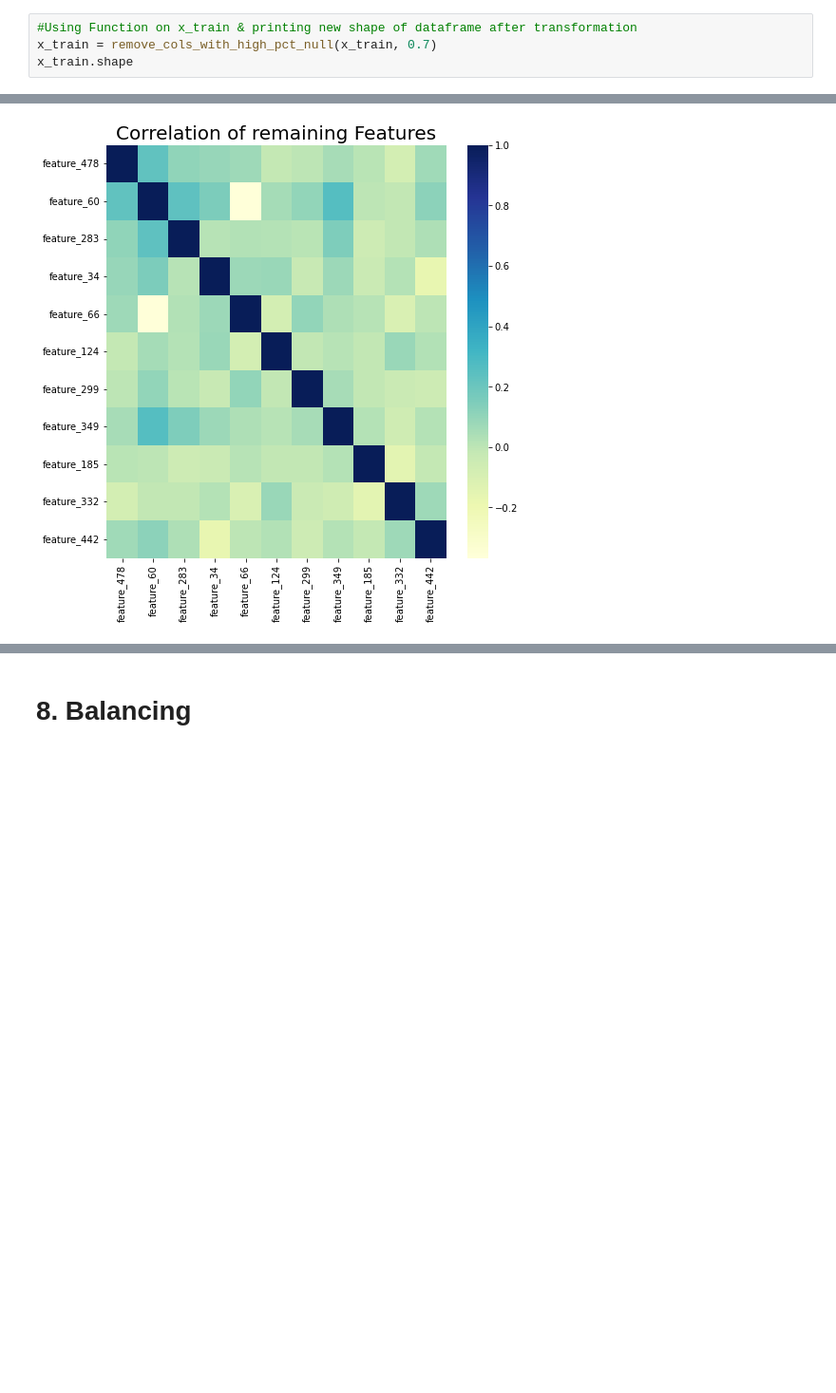
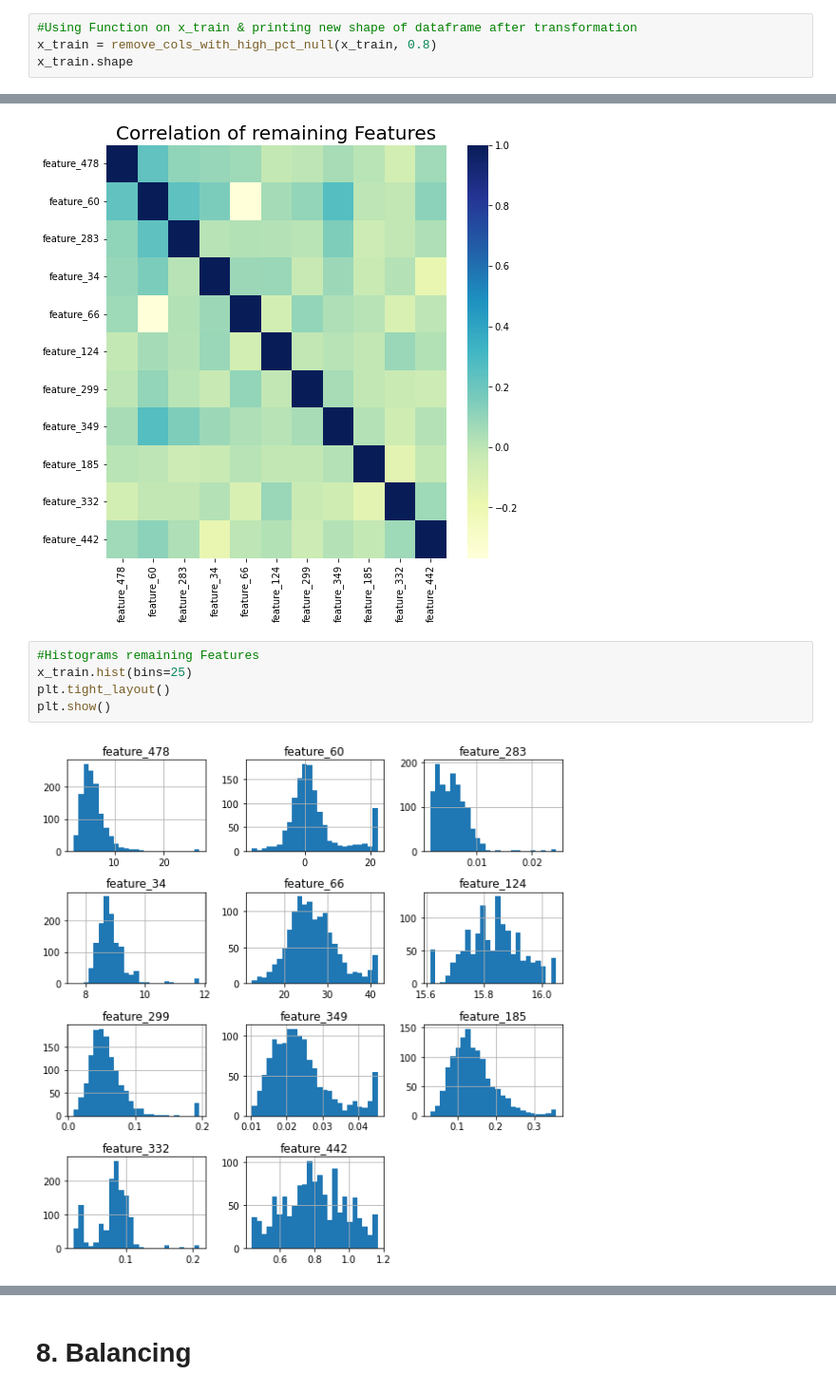
Before and after one commit to hinatanvir/Fault-Detection-SECOM, a Jupyter notebook: 3rd presentation/Aras/model_naivebayes_aras.ipynb, the cells around one changed output, grey strips where cells are left out. Shown at 95% size. Cells and saved outputs as stored; diff of their text form; blank space fills up the shorter version.

```diff
--- a/3rd presentation/Aras/model_naivebayes_aras.ipynb
+++ b/3rd presentation/Aras/model_naivebayes_aras.ipynb
@@ -126,7 +129,7 @@ def remove_cols_with_high_pct_null(df, null_threshold):
     return df
 # %%
 #Using Function on x_train & printing new shape of dataframe after transformation
-x_train = remove_cols_with_high_pct_null(x_train, 0.7)
+x_train = remove_cols_with_high_pct_null(x_train, 0.8)
 x_train.shape
 # %% [output]
 (1253, 466)
@@ -280,3 +283,10 @@ plt.title('Correlation of remaining Features', fontsize = 20)
 # %% [output]
 Text(0.5, 1.0, 'Correlation of remaining Features')
 [figure]
+# %%
+#Histograms remaining Features
+x_train.hist(bins=25)
+plt.tight_layout()
+plt.show()
+# %% [output]
+[figure, added]
```
Also changed, not shown: parts of 17 cells of this notebook.
